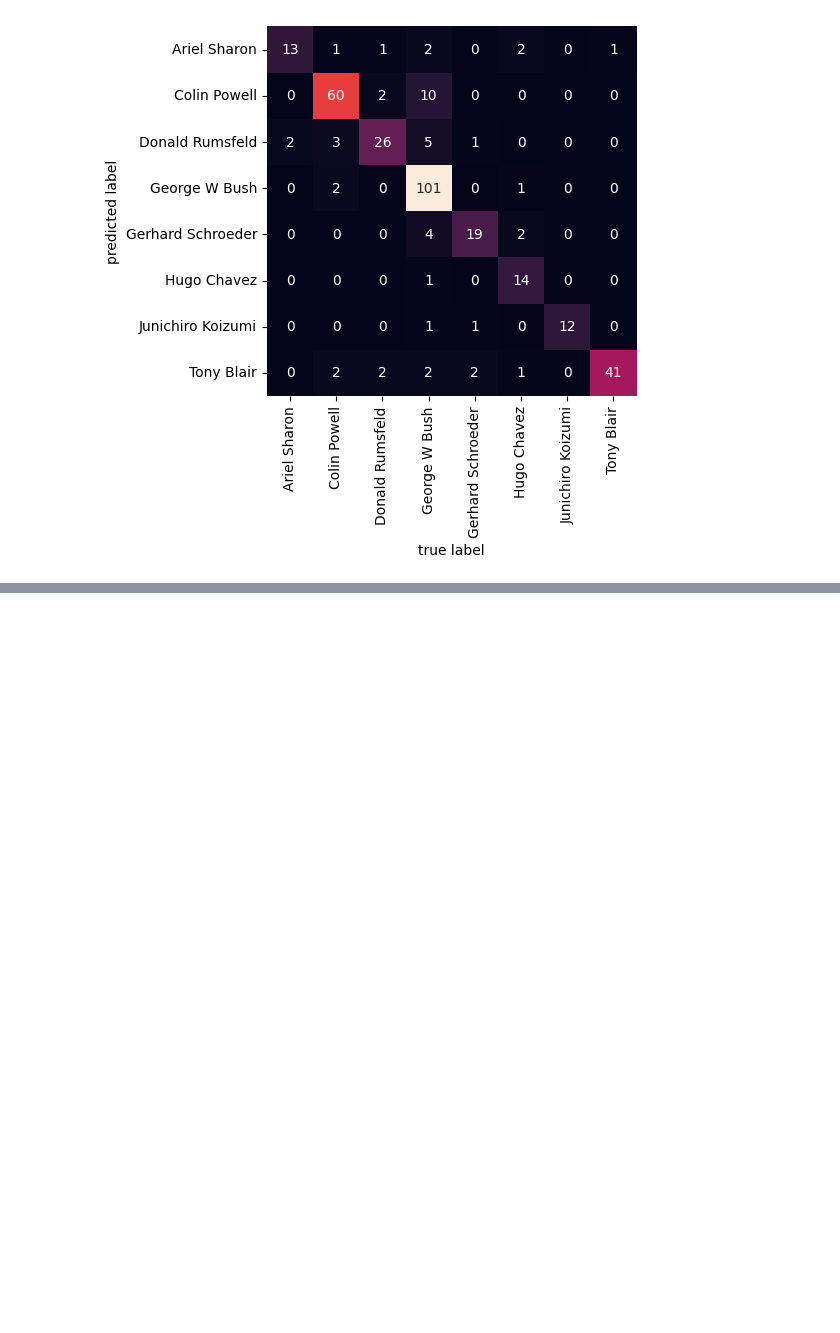
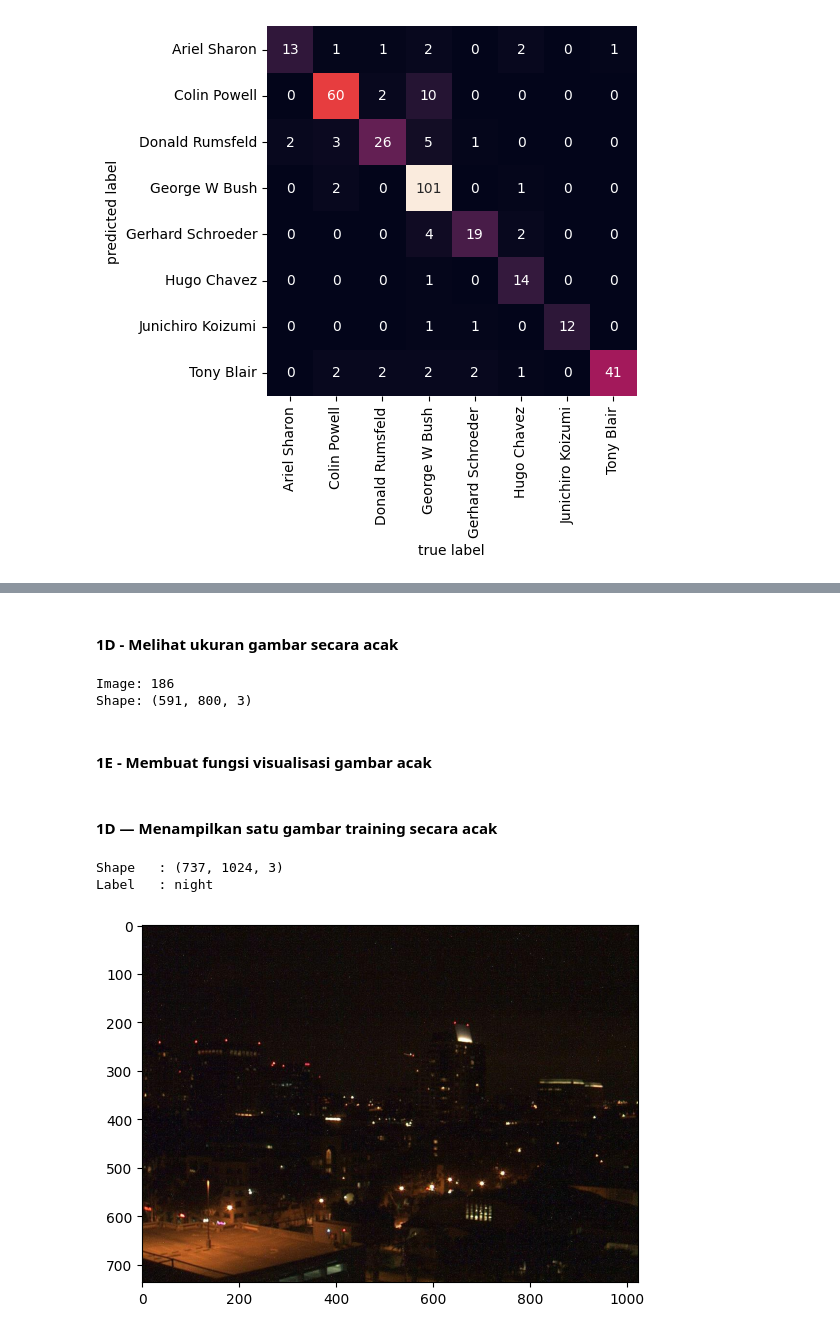
Before and after one commit to nurilhuda05/Pembelajaran_Mesin_2026, a Jupyter notebook: TG11_244107020004_Muhammad_Nuril_Huda.ipynb, the cells around one changed output, grey strips where cells are left out. Drawn from its saved outputs; the diff is of its cells as text; code cells hidden in the pictures; blank space fills up the shorter version.

```diff
--- a/TG11_244107020004_Muhammad_Nuril_Huda.ipynb
+++ b/TG11_244107020004_Muhammad_Nuril_Huda.ipynb
@@ -678,0 +709,20 @@ plt.show()
+# %%
+# Membuat fungsi untuk membaca gambar dari folder dataset
+def load_dataset(img_dir):
+    p = Path(img_dir)
+    dirs = p.glob('*')
+    img_list = []
+
+    # Membaca setiap folder label, yaitu day dan night
+    for dir in dirs:
+        label = dir.name
+
+        # Membaca semua file gambar berformat JPG
+        for file in dir.glob('*.jpg'):
+            img = mpimg.imread(file)
+
+            # Menyimpan gambar dan label jika gambar berhasil dibaca
+            if img is not None:
+                img_list.append((img, label))
+
+    return img_list
@@ -678,0 +731,6 @@ plt.show()
+# %%
+# Membaca seluruh gambar dari folder training
+train_img = load_dataset(train_dir)
+
+# Menampilkan jumlah gambar yang berhasil dibaca
+print("Jumlah data training:", len(train_img))
@@ -678,0 +762,39 @@ plt.show()
+# %% [markdown]
+#### **1D - Melihat ukuran gambar secara acak**
+# %%
+# Memilih satu gambar secara acak
+pick_random = np.random.randint(0, len(train_img))
+
+# Menampilkan nomor dan ukuran gambar
+print(f'Image: {pick_random}')
+print(f'Shape: {train_img[pick_random][0].shape}')
+# %% [output]
+Image: 186
+Shape: (591, 800, 3)
+# %% [markdown]
+#### **1E - Membuat fungsi visualisasi gambar acak**
+# %%
+# Membuat fungsi untuk menampilkan gambar secara acak
+def random_img_viz(img_list):
+    # Memilih gambar secara acak
+    rand_num = np.random.randint(0, len(img_list))
+
+    # Mengambil gambar dan label
+    img = img_list[rand_num][0]
+    label = img_list[rand_num][1]
+
+    # Mengubah label menjadi teks
+    label_str = 'day' if label == 1 else 'night'
+
+    # Menampilkan gambar dan informasi
+    plt.imshow(img)
+    print(f'Shape\t: {img.shape}')
+    print(f'Label\t: {label}')
+# %% [markdown]
+#### **1D — Menampilkan satu gambar training secara acak**
+# %%
+random_img_viz(train_img)
+# %% [output]
+Shape   : (737, 1024, 3)
+Label   : night
+[figure, added]
```
Also changed, not shown: parts of 63 cells of this notebook.
